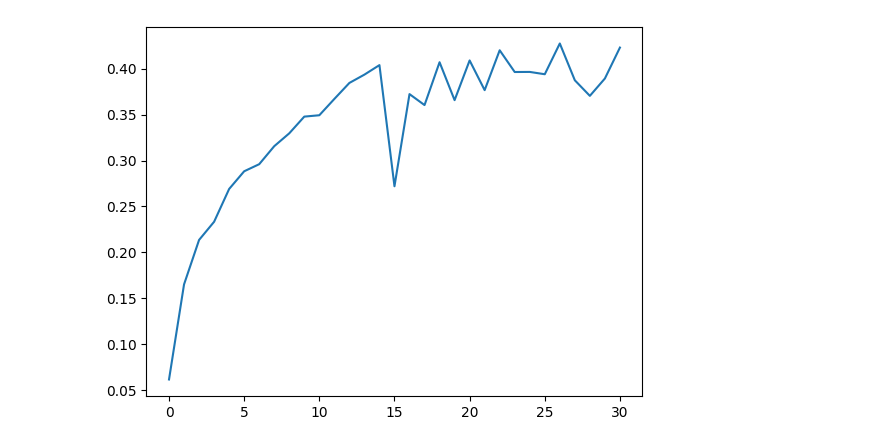
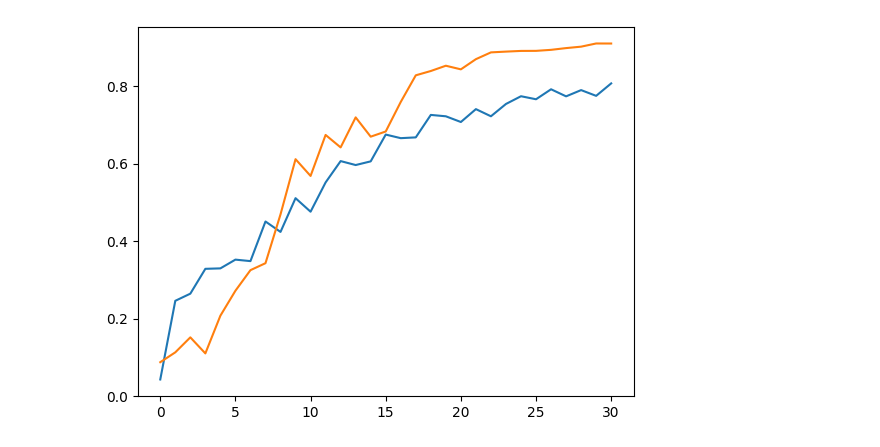
Before and after one commit to OrenanM/MultiModelFed, a Jupyter notebook: results/graphs.ipynb, the cells around one changed output. Cells and saved outputs as stored; diff of their text form; code cells hidden in the pictures.

```diff
--- a/results/graphs.ipynb
+++ b/results/graphs.ipynb
@@ -5,25 +6,26 @@ import matplotlib.pyplot as plt
-# %%
-times = 5
-accs_mnist = []
-accs_cifar10 = []
-
-for t in range(times):
-    # Carregar dados MNIST
-    with h5py.File(f'MNIST_FedAvg_concept_drift_mnist_1_0.1_{t}.h5', 'r') as f:
-        acc_mnist = f['rs_test_acc'][:]
-        accs_mnist.append(acc_mnist)
-
-    # Carregar dados CIFAR-10
-    with h5py.File(f'Cifar10_FedAvg_concept_drift_mnist_1_0.1_{t}.h5', 'r') as f:
-        acc_cifar10 = f['rs_test_acc'][:]
-        accs_cifar10.append(acc_cifar10)
-
-# Calcula média (se houver mais de uma execução)
-mean_acc_cifar10 = np.mean(accs_cifar10, axis=0)
-mean_acc_mnist = np.mean(accs_mnist, axis=0)
+# %%
+dirs_mnist_0 = [f'MNIST_FedAvg_concept_drift_mnist_1_0.1_{i}.h5' for i in range(10)]
+dirs_cifar_0 = [f'Cifar10_FedAvg_concept_drift_mnist_1_0.1_{i}.h5' for i in range(10)]
+# %%
+dirs_mnist_1 = [f'MNIST_FedAvg_concept_drift_mnist_0.1_1_{i}.h5' for i in range(1)]
+dirs_cifar_1 = [f'Cifar10_FedAvg_concept_drift_mnist_0.1_1_{i}.h5' for i in range(1)]
+# %%
+def calculate_mean_acc(dirs):
+    accs = []
+    if type(dirs) == str:
+        dirs = [dirs]
+    for dir in dirs:
+        with h5py.File(dir, 'r') as f:
+            acc = f['rs_test_acc']
+
+            accs.append(acc[:])
+    return np.mean(accs, axis=0)
 # %%
-indexes = np.arange(0, len(acc_cifar10))
-plt.plot(indexes, mean_acc_cifar10)
+accs_mnist0 = calculate_mean_acc(dirs_mnist_0)
+accs_mnist1 = calculate_mean_acc(dirs_mnist_1)
+rounds = np.arange(0, len(accs_mnist0))
+plt.plot(rounds, accs_mnist0)
+plt.plot(rounds, accs_mnist1)
 plt.show()
 # %% [output]
-[figure, old version]
+[figure, new version]
```
Also changed, not shown: parts of 9 cells of this notebook, 2 other files.
